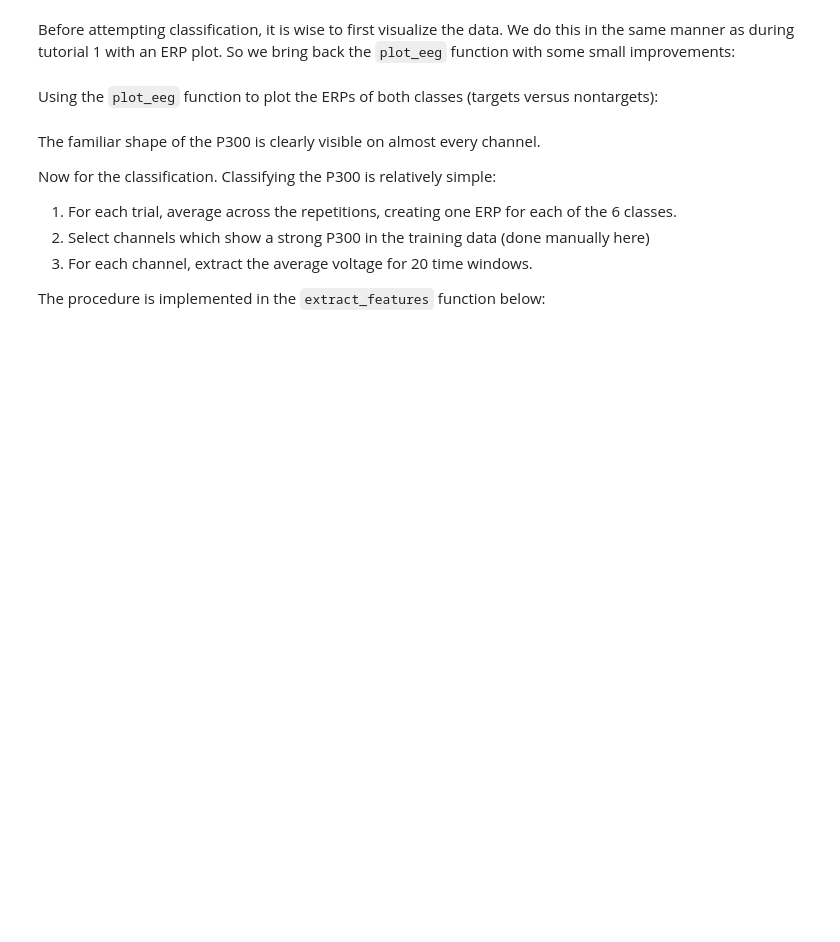
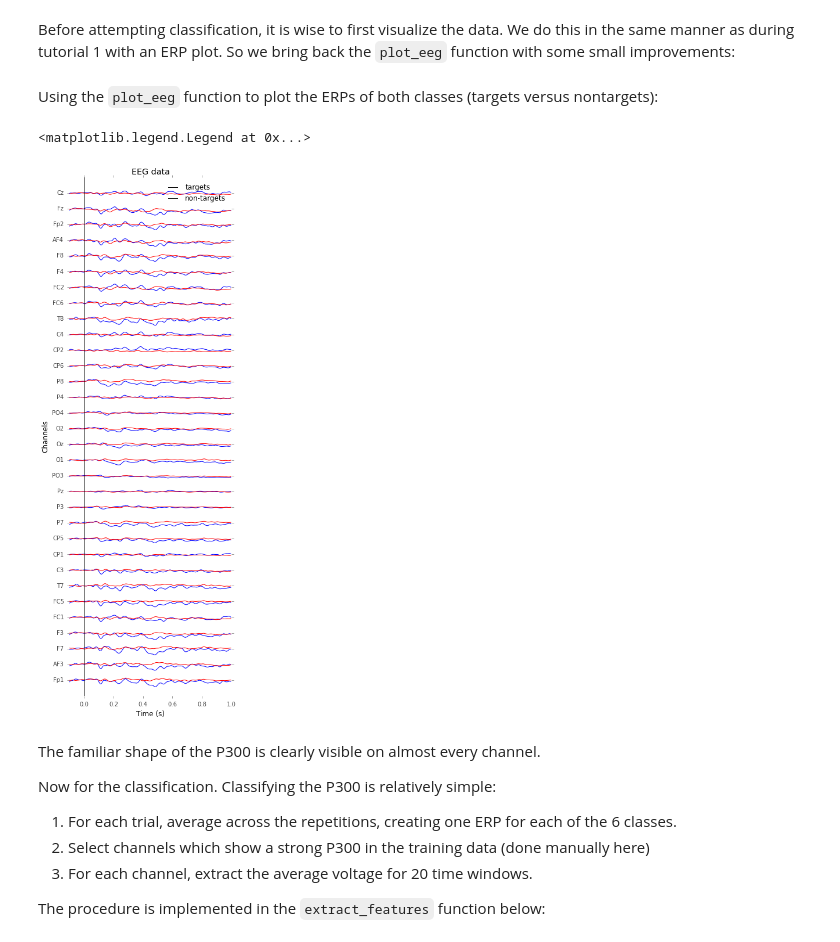
Before and after one commit to wmvanvliet/neuroscience_tutorials, a Jupyter notebook: basic/4. Classifying the P300.ipynb, the cells around one changed output. Cells and saved outputs as stored; diff of their text form; code cells hidden in the pictures; blank space fills up the shorter version.

```diff
--- a/basic/4. Classifying the P300.ipynb
+++ b/basic/4. Classifying the P300.ipynb
@@ -13,10 +17,10 @@ urllib.urlretrieve('https://dl.dropboxusercontent.com/u/79303435/neuroscience_tu
 Loading the data should look very familiar by now:
 # %%
 import scipy.io
-m = scipy.io.loadmat('tutorial4-01.mat')
+m = scipy.io.loadmat('tutorial4-03.mat')
 
 EEG = m['EEG']
-channel_names = [s[0][0].encode('utf-8') for s in m['channel_names']]
+channel_names = [s.strip() for s in m['channel_names']]
 event_onsets = m['event_onsets']
 event_codes = m['event_codes']
 targets = m['targets'][0] - 1 # -1 because the original list was 1-6, but numpy indexing is 0-5
@@ -169,12 +186,15 @@ Using the `plot_eeg` function to plot the ERPs of both classes (targets versus n
 # %%
 # First average over trials, then over repetitions
 target_erp = mean(mean(target_trials, axis=3), axis=2)
 nontarget_erp = mean(mean(nontarget_trials, axis=3), axis=2)
 
-figure(figsize=(4,8))
-plot_eeg(target_erp, color='b', vspace=5)
-plot_eeg(nontarget_erp, color='r', vspace=5)
+figure(figsize=(5,16))
+plot_eeg(target_erp, color='b', vspace=10)
+plot_eeg(nontarget_erp, color='r', vspace=10)
 legend(['targets', 'non-targets'])
+# %% [output]
+<matplotlib.legend.Legend at 0x...>
+[figure, added]
 # %% [markdown]
 The familiar shape of the P300 is clearly visible on almost every channel.
 
```
Also changed, not shown: parts of 10 cells of this notebook.
